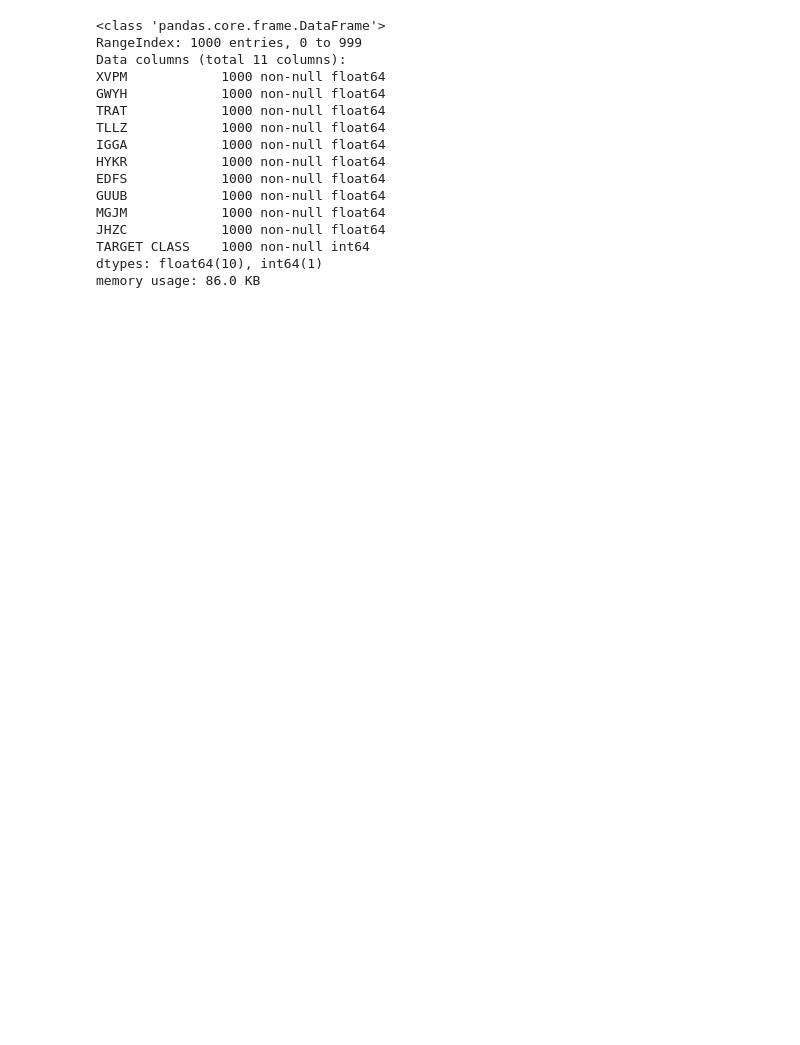
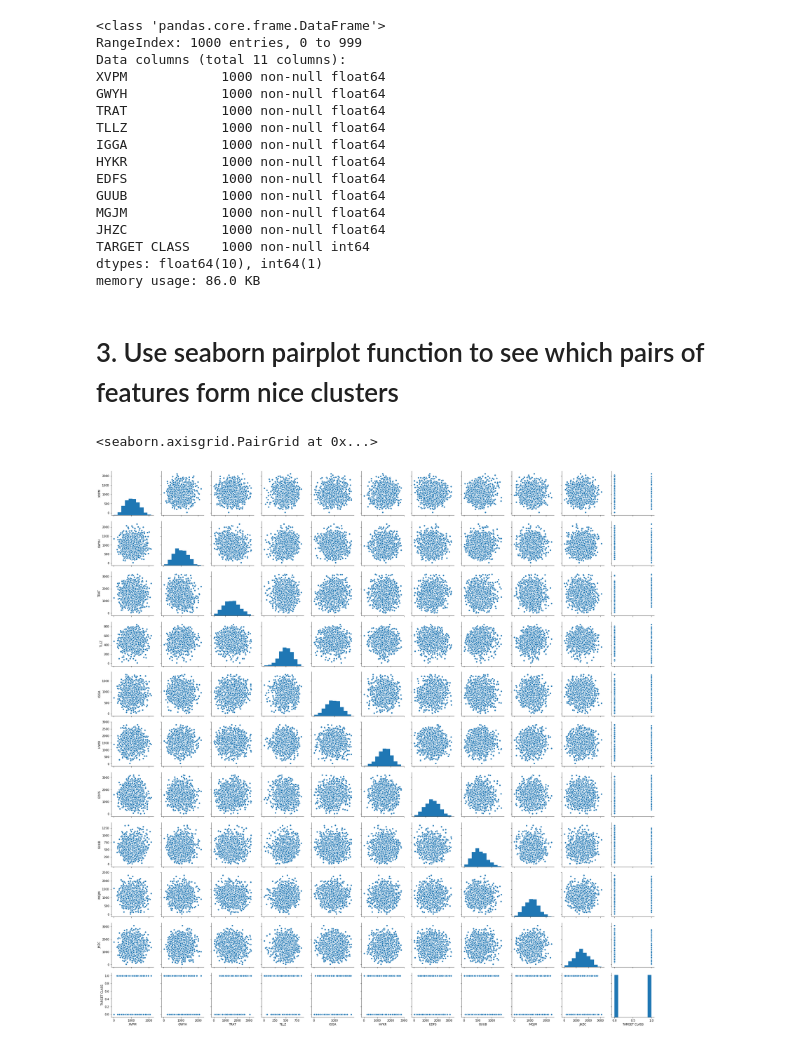
Before and after one commit to brickfaced/data-science, a Jupyter notebook: kNN.ipynb, the cells around one changed output. Cells and saved outputs as stored; diff of their text form; code cells hidden in the pictures; blank space fills up the shorter version.

```diff
--- a/kNN.ipynb
+++ b/kNN.ipynb
@@ -68,3 +73,10 @@ JHZC            1000 non-null float64
 TARGET CLASS    1000 non-null int64
 dtypes: float64(10), int64(1)
 memory usage: 86.0 KB
+# %% [markdown]
+# 3. Use seaborn pairplot function to see which pairs of features form nice clusters
+# %%
+sns.pairplot(df)
+# %% [output]
+<seaborn.axisgrid.PairGrid at 0x...>
+[figure, added]
```
Also changed, not shown: parts of 17 cells of this notebook, 1 other file.
